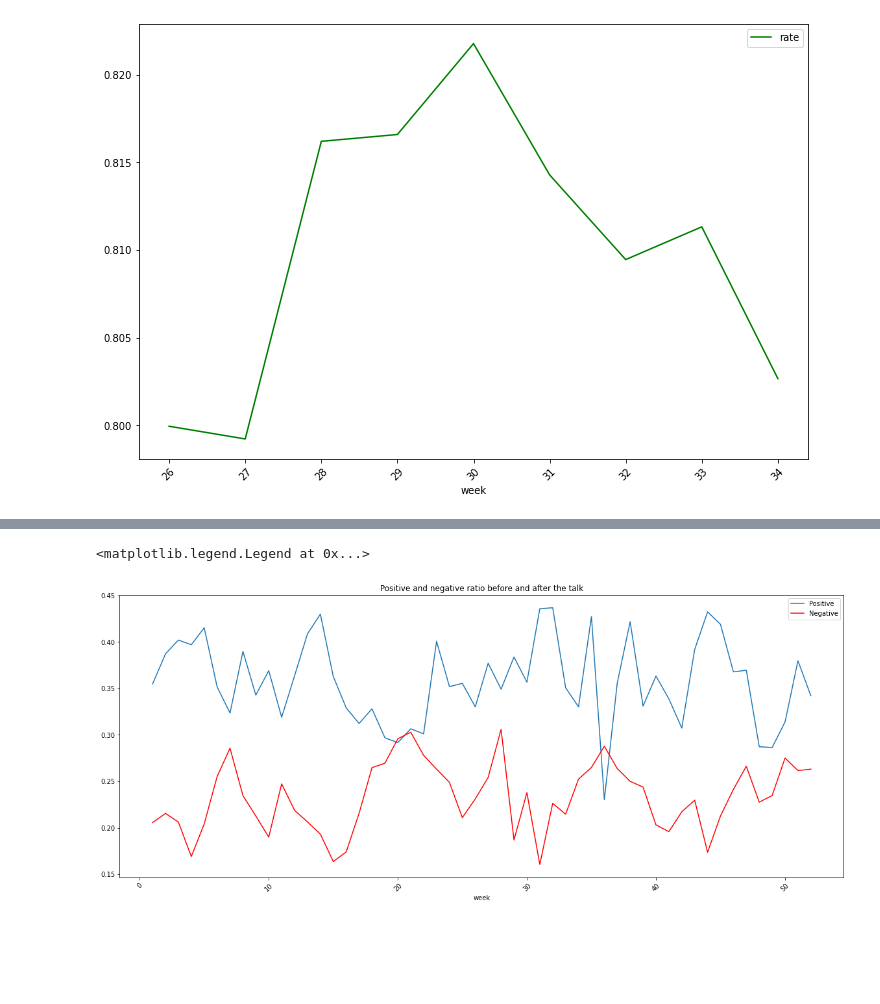
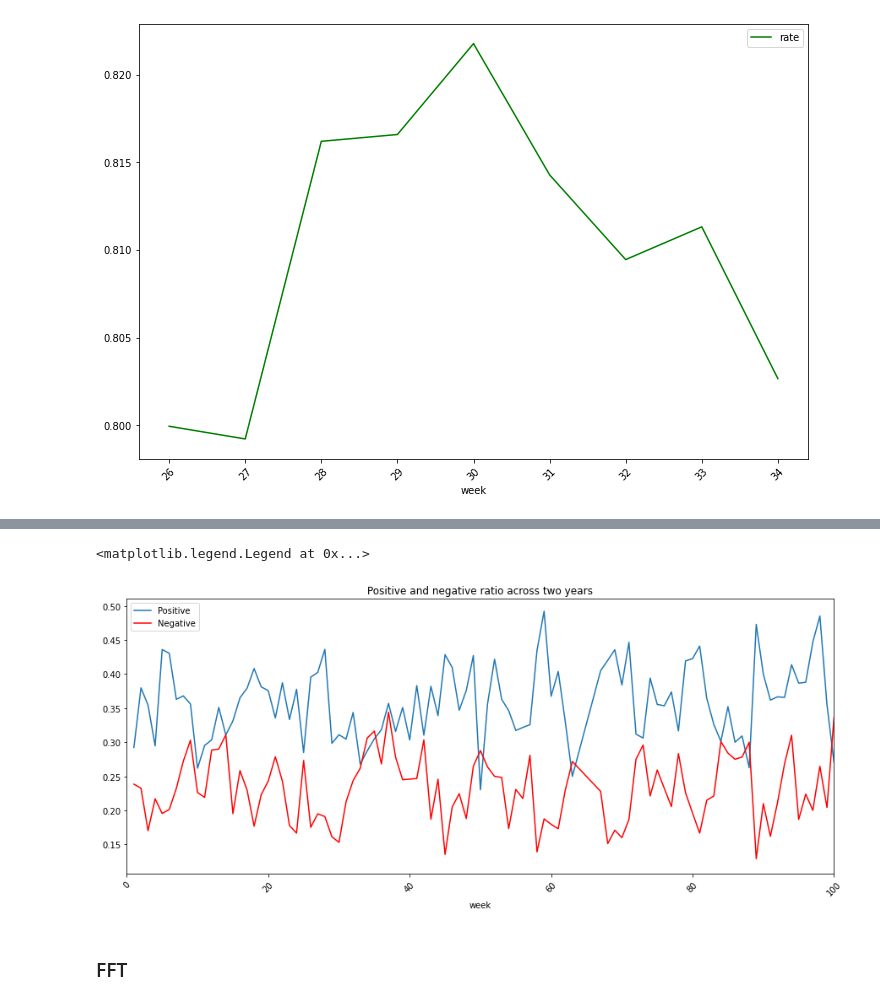
Before and after one commit to YinghuiJiang/Computational-Social-Media-Project, a Jupyter notebook: sentiment_analysis.ipynb, the cells around one changed output, grey strips where cells are left out. Saved outputs shown, nothing was run; the diff lists cells and outputs as text; code cells hidden in the pictures; blank space fills up the shorter version.

```diff
--- a/sentiment_analysis.ipynb
+++ b/sentiment_analysis.ipynb
@@ -364,6 +359,12 @@ df = pd.concat(map(pd.read_csv, glob.glob(os.path.join('', "data/*.csv"))))
 df_all=preprocess(df)
 # %%
+# get sentiment scores across the whole database
 df_all['textblob_polarity']=df_all['cleaned'].apply(lambda x: TextBlob(x).sentiment.polarity)
 df_all['nltk'] = df_all['cleaned'].apply(lambda x: nltk_analyzer.polarity_scores(x)['compound'])
 df_all=df_all[['created_at','cleaned','nltk']]
-df_all.to_csv('df_all.csv')
+# sort values
+df_all.sort_values(by='created_at',inplace=True)
+# resampling by week
+df_all['week']=pd.to_datetime(df_all['created_at']).dt.week
+# reset index
+df_all.reset_index(inplace=True)
@@ -410,3 +370,0 @@ Name: week, Length: 12741, dtype: int64
-# %%
-df_all.iloc[:2147,:]['week']=df_all.iloc[:2147,:]['week']-[38]
-df_all.iloc[2148:,:]['week']=df_all.iloc[2148:,:]['week']+[14]
@@ -435,0 +371,7 @@ array([39, 40, 41, 42, 43, 44, 45, 46, 47, 48, 49, 50, 51, 52,  1,  2,  3,
+# %%
+# modify week number
+# the default week number is of the year, not of the all weeks
+df_all['week'].mask(df_all.index<=2147, df_all['week']-[38], inplace=True)
+df_all['week'].mask(((df_all.index<9143)&(df_all.index>2147)), df_all['week']+[14], inplace=True)
+df_all['week'].mask(df_all.index>=9143, df_all['week']+[66], inplace=True)
+df_all
@@ -436,8 +397,12 @@ array([39, 40, 41, 42, 43, 44, 45, 46, 47, 48, 49, 50, 51, 52,  1,  2,  3,
 # %%
-ax7 = positive_all.plot(kind='line', rot=45,figsize=(20,8),label = 'Positive')
-ax8 = negative_all.plot(kind='line', rot=45,figsize=(20,8),color='red',label = 'Negative')
-ax8.set_title('Positive and negative ratio before and after the talk')
+# plot
+ax7 = positive_all.plot(kind='line', rot=45,figsize=(15,6),label = 'Positive')
+ax8 = negative_all.plot(kind='line', rot=45,figsize=(15,6),color='red',label = 'Negative')
+ax8.set_title('Positive and negative ratio across two years')
+ax8.set_xlim(0,100)
 ax7.legend()
 # %% [output]
 <matplotlib.legend.Legend at 0x...>
-[figure, old version]
+[figure, new version]
+# %% [markdown]
+### FFT
```
Also changed, not shown: parts of 40 cells of this notebook, 1 other file.
